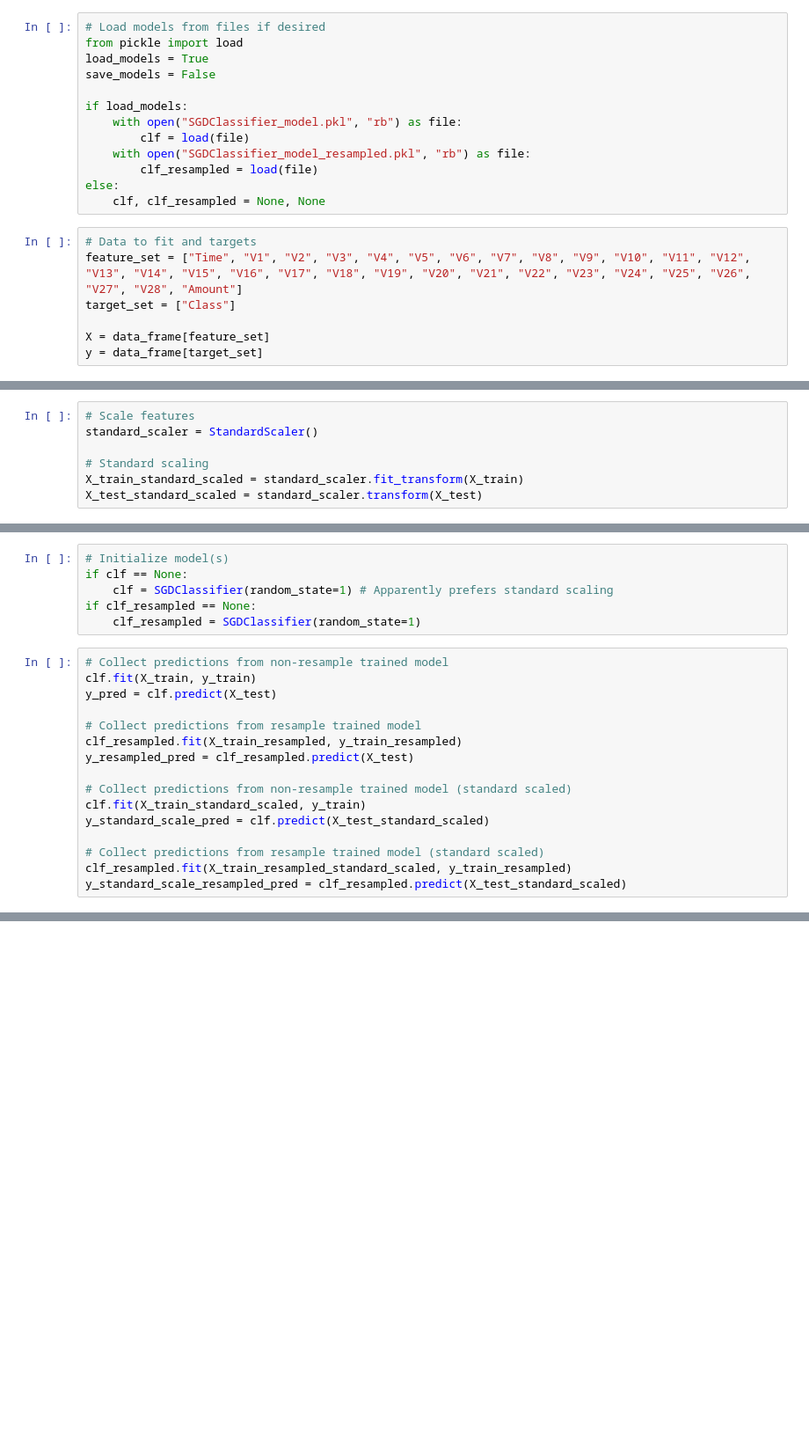
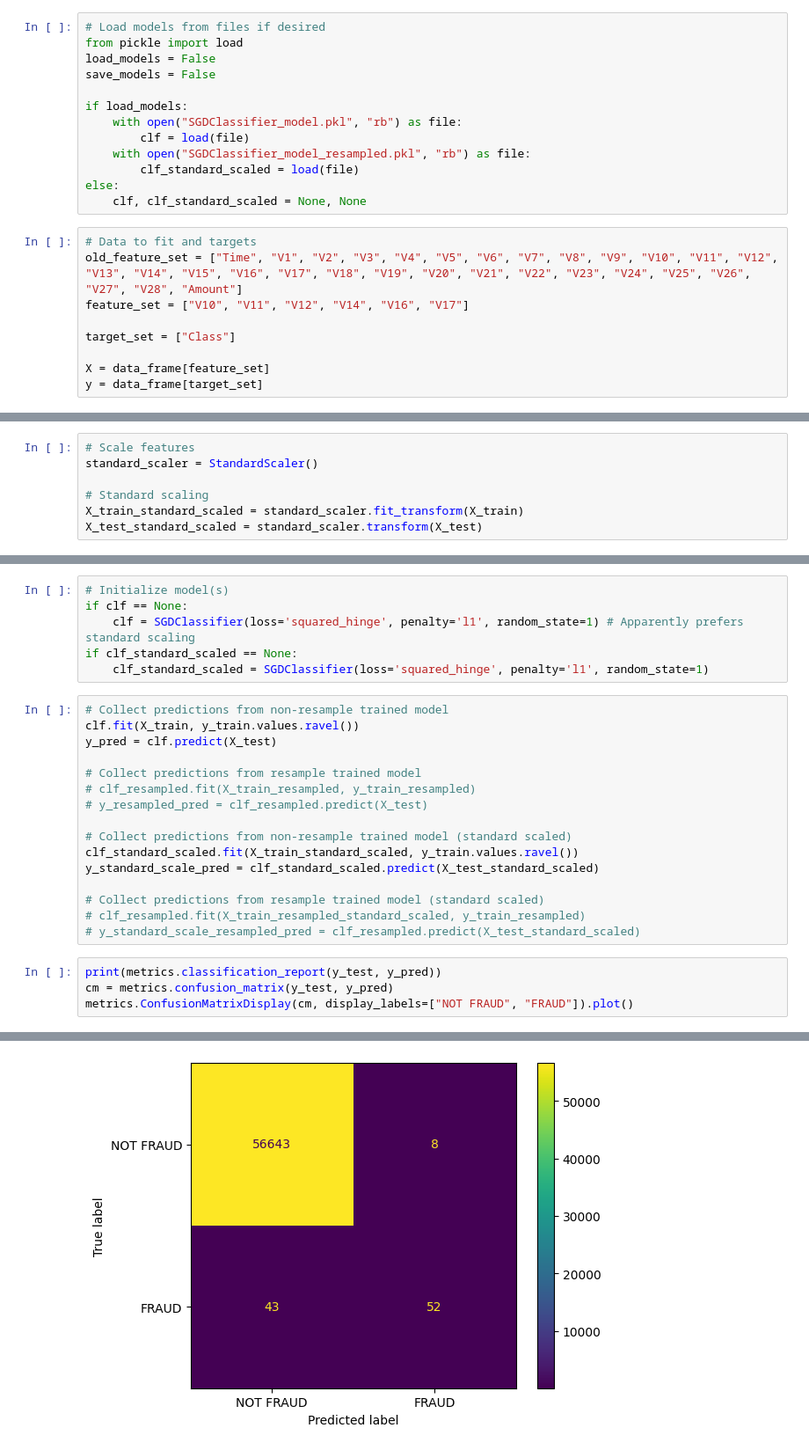
Before and after one commit to quetzlcoatlus/CCFD, a Jupyter notebook: models/SGDClassifier/standard_scaling_SGDClassifier.ipynb, the cells around one changed output, grey strips where cells are left out. Shown: that part at 88% size. Drawn from its saved outputs; the diff is of its cells as text; blank space fills up the shorter version.

Commit message:
made final tests before Final_SGDClassifier

```diff
--- a/models/SGDClassifier/standard_scaling_SGDClassifier.ipynb
+++ b/models/SGDClassifier/standard_scaling_SGDClassifier.ipynb
@@ -16,19 +18,21 @@ data_frame = pd.read_csv('./creditcard.csv')
 # %%
 # Load models from files if desired
 from pickle import load
-load_models = True
+load_models = False
 save_models = False
 
 if load_models:
     with open("SGDClassifier_model.pkl", "rb") as file:
         clf = load(file)
     with open("SGDClassifier_model_resampled.pkl", "rb") as file:
-        clf_resampled = load(file)
+        clf_standard_scaled = load(file)
 else:
-    clf, clf_resampled = None, None
+    clf, clf_standard_scaled = None, None
 # %%
 # Data to fit and targets
-feature_set = ["Time", "V1", "V2", "V3", "V4", "V5", "V6", "V7", "V8", "V9", "V10", "V11", "V12", "V13", "V14", "V15", "V16", "V17", "V18", "V19", "V20", "V21", "V22", "V23", "V24", "V25", "V26", "V27", "V28", "Amount"]
+old_feature_set = ["Time", "V1", "V2", "V3", "V4", "V5", "V6", "V7", "V8", "V9", "V10", "V11", "V12", "V13", "V14", "V15", "V16", "V17", "V18", "V19", "V20", "V21", "V22", "V23", "V24", "V25", "V26", "V27", "V28", "Amount"]
+feature_set = ["V10", "V11", "V12", "V14", "V16", "V17"]
+
 target_set = ["Class"]
 
 X = data_frame[feature_set]
@@ -87,22 +89,27 @@ TypeError: cannot concatenate object of type '<class 'numpy.ndarray'>'; only Ser
 # %%
 # Initialize model(s)
 if clf == None:
-    clf = SGDClassifier(random_state=1) # Apparently prefers standard scaling
-if clf_resampled == None:
-    clf_resampled = SGDClassifier(random_state=1)
+    clf = SGDClassifier(loss='squared_hinge', penalty='l1', random_state=1) # Apparently prefers standard scaling
+if clf_standard_scaled == None:
+    clf_standard_scaled = SGDClassifier(loss='squared_hinge', penalty='l1', random_state=1)
 # %%
 # Collect predictions from non-resample trained model
-clf.fit(X_train, y_train)
+clf.fit(X_train, y_train.values.ravel())
 y_pred = clf.predict(X_test)
 
 # Collect predictions from resample trained model
-clf_resampled.fit(X_train_resampled, y_train_resampled)
-y_resampled_pred = clf_resampled.predict(X_test)
+# clf_resampled.fit(X_train_resampled, y_train_resampled)
+# y_resampled_pred = clf_resampled.predict(X_test)
 
 # Collect predictions from non-resample trained model (standard scaled)
-clf.fit(X_train_standard_scaled, y_train)
-y_standard_scale_pred = clf.predict(X_test_standard_scaled)
+clf_standard_scaled.fit(X_train_standard_scaled, y_train.values.ravel())
+y_standard_scale_pred = clf_standard_scaled.predict(X_test_standard_scaled)
 
 # Collect predictions from resample trained model (standard scaled)
-clf_resampled.fit(X_train_resampled_standard_scaled, y_train_resampled)
-y_standard_scale_resampled_pred = clf_resampled.predict(X_test_standard_scaled)
+# clf_resampled.fit(X_train_resampled_standard_scaled, y_train_resampled)
+# y_standard_scale_resampled_pred = clf_resampled.predict(X_test_standard_scaled)
+# %%
+print(metrics.classification_report(y_test, y_pred))
+cm = metrics.confusion_matrix(y_test, y_pred)
+metrics.ConfusionMatrixDisplay(cm, display_labels=["NOT FRAUD", "FRAUD"]).plot()
+# %% [output]
@@ -108,0 +125 @@ y_standard_scale_resampled_pred = clf_resampled.predict(X_test_standard_scaled)
+[figure, added]
```
Also changed, not shown: parts of 6 cells of this notebook, 1 other file.
